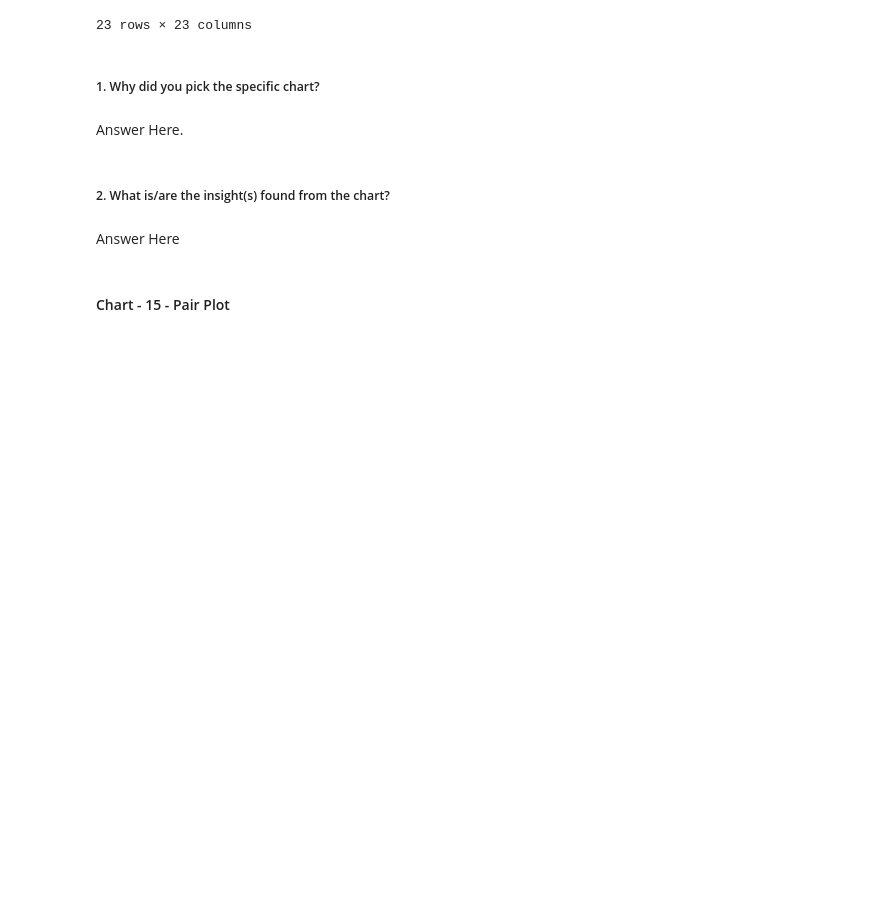
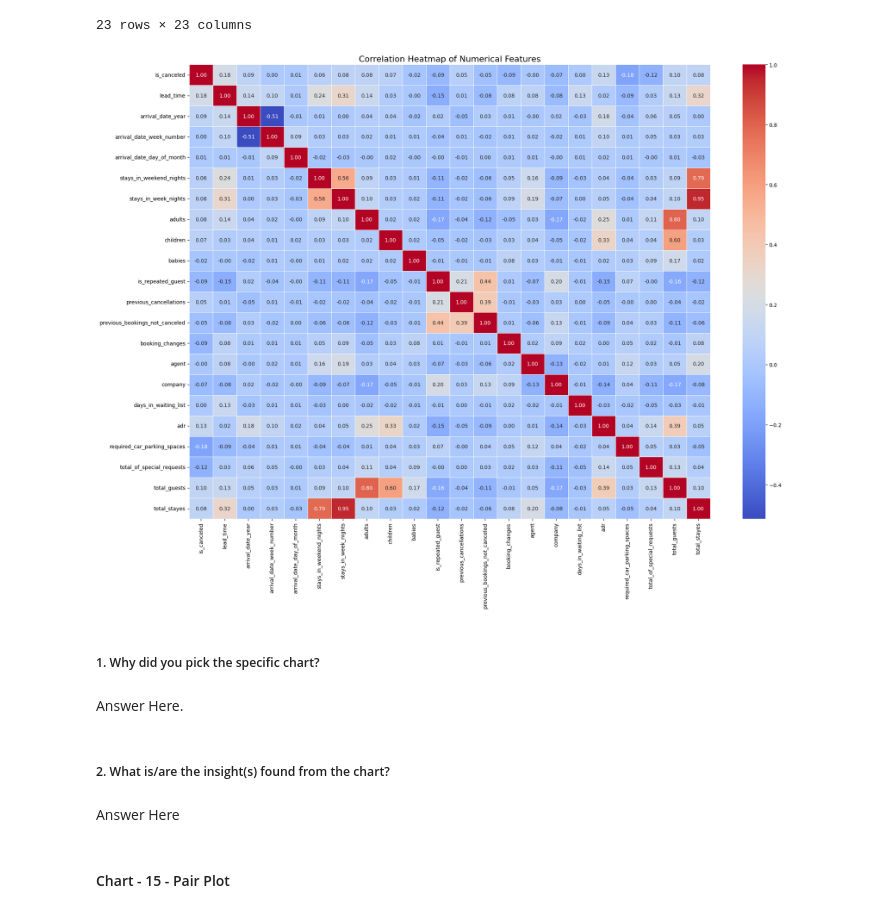
Before and after one commit to kavyasingh581/EDA-project, a Jupyter notebook: Hotel_Bookings_EDA_.ipynb, the cells around one changed output. Saved outputs shown, nothing was run; the diff lists cells and outputs as text; code cells hidden in the pictures; blank space fills up the shorter version.

```diff
--- a/Hotel_Bookings_EDA_.ipynb
+++ b/Hotel_Bookings_EDA_.ipynb
@@ -846,3 +906,16 @@ df_corr = df.drop(columns = ['hotel','arrival_date_month','customer_type','reser
+# %%
+#correlation heatmap
+df_numeric = df.select_dtypes(include=np.number)
+corr_matrix = df_numeric.corr()
+plt.figure(figsize=(20, 15))
+sns.heatmap(corr_matrix, annot=True, cmap='coolwarm', fmt='.2f', linewidths=.5)
+plt.title('Correlation Heatmap of Numerical Features', fontsize=16)
+plt.xticks(rotation=90)
+plt.yticks(rotation=0)
+plt.tight_layout()
+plt.show()
+# %% [output]
+[figure, added]
 # %% [markdown]
 ##### 1. Why did you pick the specific chart?
 # %% [markdown]
```
Also changed, not shown: parts of 12 cells of this notebook.
